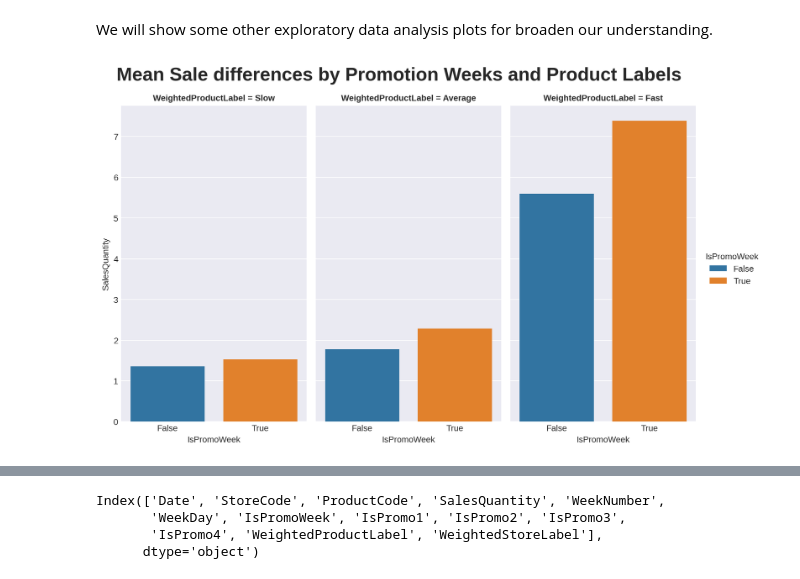
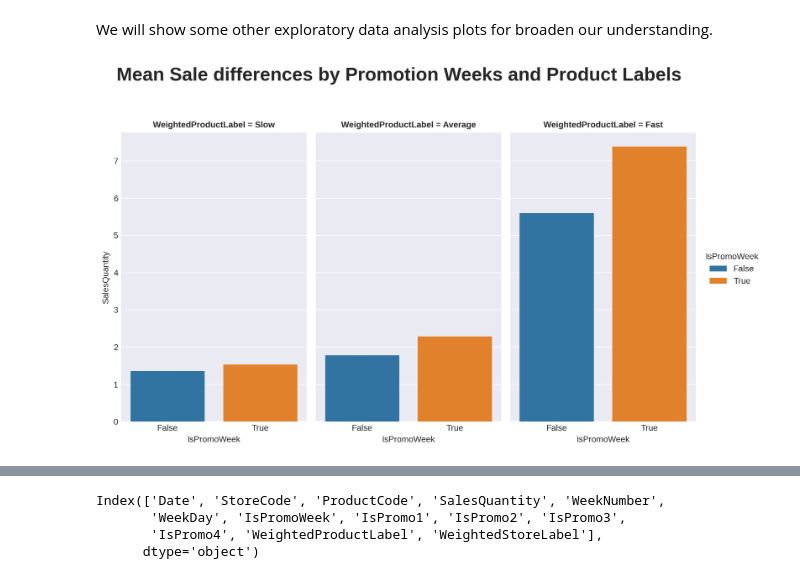
Before and after one commit to Botan-Bulut/DataScienceProjects, a Jupyter notebook: InventAnalyticsCaseStudy/analysis.ipynb, the cells around one changed output, grey strips where cells are left out. Drawn from its saved outputs; the diff is of its cells as text; code cells hidden in the pictures.

```diff
--- a/InventAnalyticsCaseStudy/analysis.ipynb
+++ b/InventAnalyticsCaseStudy/analysis.ipynb
@@ -1010,32 +1010,33 @@ We will show some other exploratory data analysis plots for broaden our understa
 # %%
 # General Promo week sale differences for products:
 cat_plot = sns.catplot(data=df1a,
                      x='IsPromoWeek',
                      y='SalesQuantity',
                      estimator='mean',
                      kind='bar',
                      hue='IsPromoWeek',
                      col='WeightedProductLabel',
                      legend_out=True,
                      errorbar=None)
 
+cat_plot.figure.set_size_inches(10, 5)
 cat_plot._legend.remove()
 cat_plot.add_legend(title='IsPromoWeek',
                     bbox_to_anchor=(1.1, 0.5))
 
 cat_plot.figure.set_dpi(200)
 cat_plot.figure.set_size_inches(10, 6)
 cat_plot.figure.tight_layout()
 (
     cat_plot
     .figure
     .suptitle('Mean Sale differences by Promotion Weeks and Product Labels',
                 y=1.05)
 )
-
+cat_plot.figure.tight_layout()
 plt.show()
 # %% [output]
-[figure, old version]
+[figure, new version]
 # %%
 # General Promo week sale differences for stores:
 cat_plot = sns.catplot(data=df1a,
```
Also changed, not shown: parts of 5 cells of this notebook, 1 other file.
